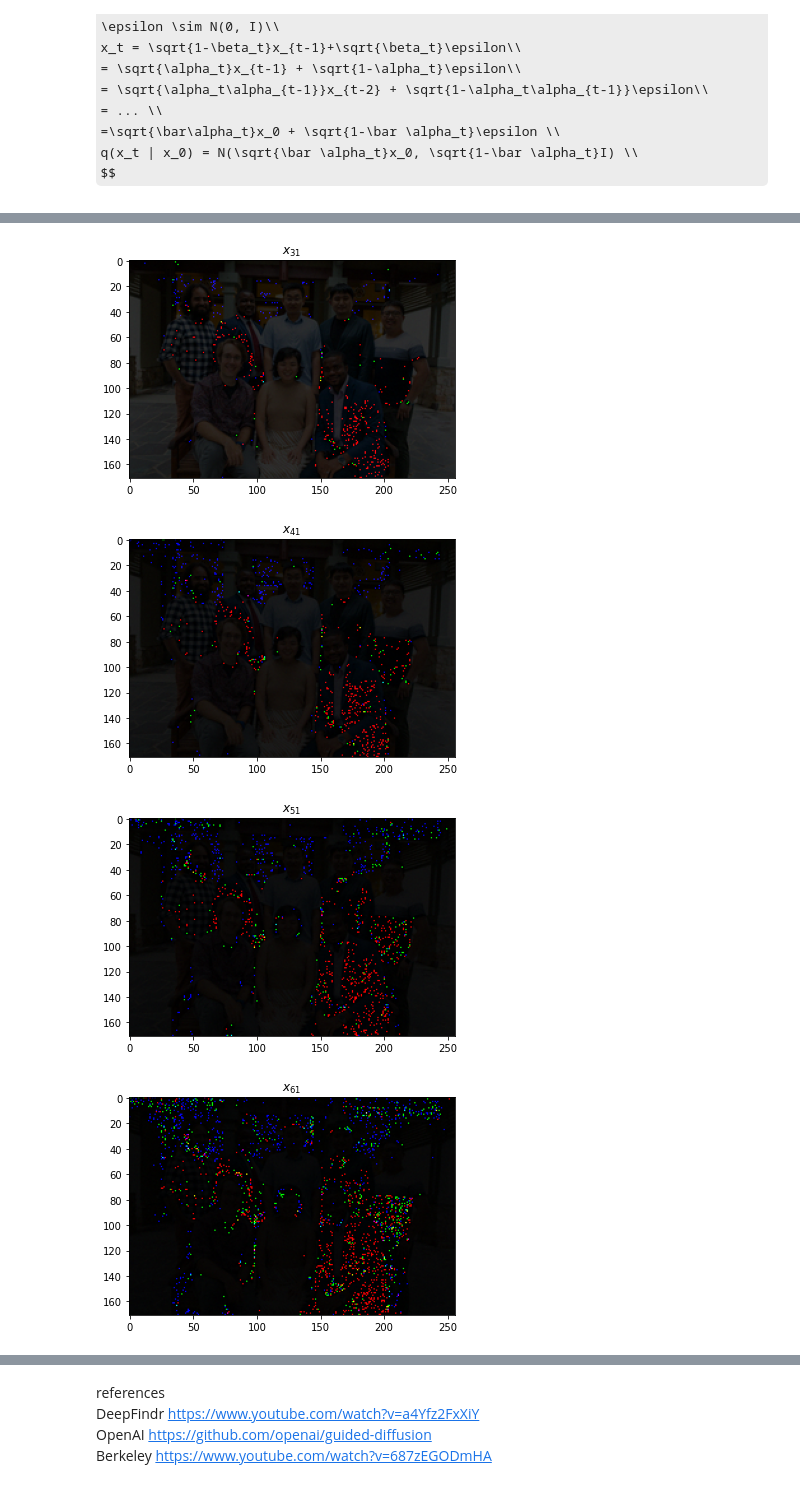
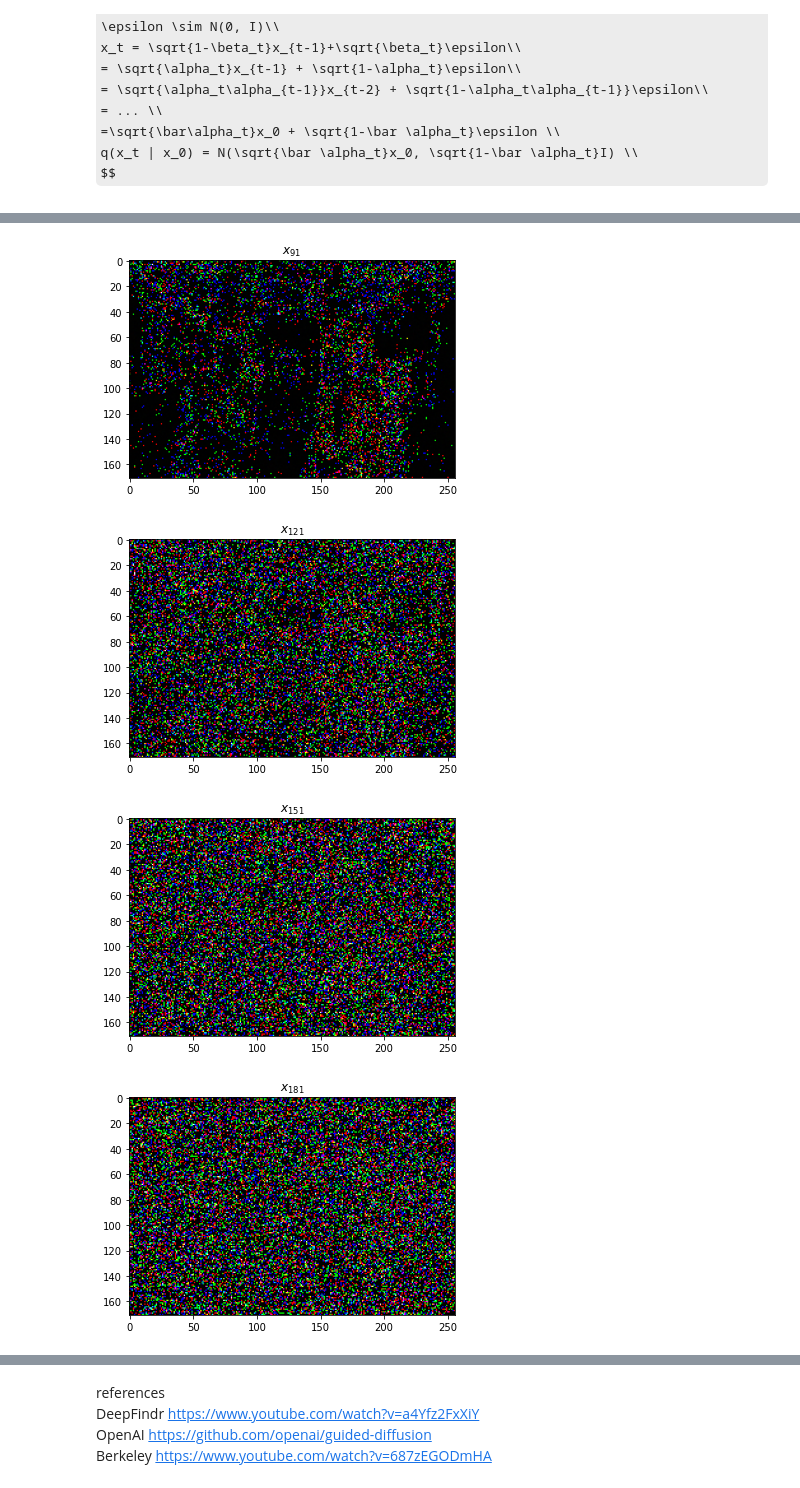
Before and after one commit to sunnyanthony/diffusion_playground, a Jupyter notebook: diffusion.ipynb, the cells around one changed output, grey strips where cells are left out. Saved outputs shown, nothing was run; the diff lists cells and outputs as text; code cells hidden in the pictures; some formulas as TeX source.

```diff
--- a/diffusion.ipynb
+++ b/diffusion.ipynb
@@ -119,7 +106,7 @@ class Beta():
 # %%
 from matplotlib import pyplot as plt
 scheduler_end = 0.2
-for t in range(1, 100, 10):
+for t in range(1, 301, 30):
   model = GaussianDiffusion(Beta(0.001, scheduler_end, t))
   data = model.q_sample(np.array(img), t)
   plt.imshow(data.astype('uint8'))
@@ -132,4 +119,4 @@ for t in range(1, 100, 10):
-[figure, old version]
+[figure, new version]
-[figure, old version]
+[figure, new version]
-[figure, old version]
+[figure, new version]
-[figure, old version]
+[figure, new version]
```
Also changed, not shown: parts of 4 cells of this notebook.
